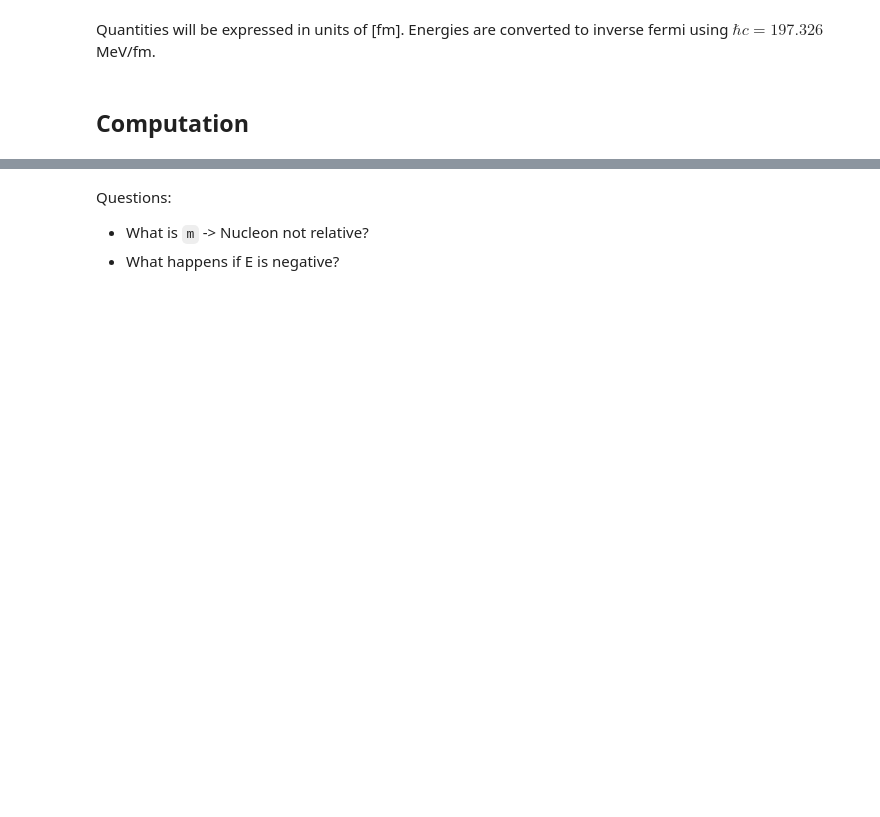
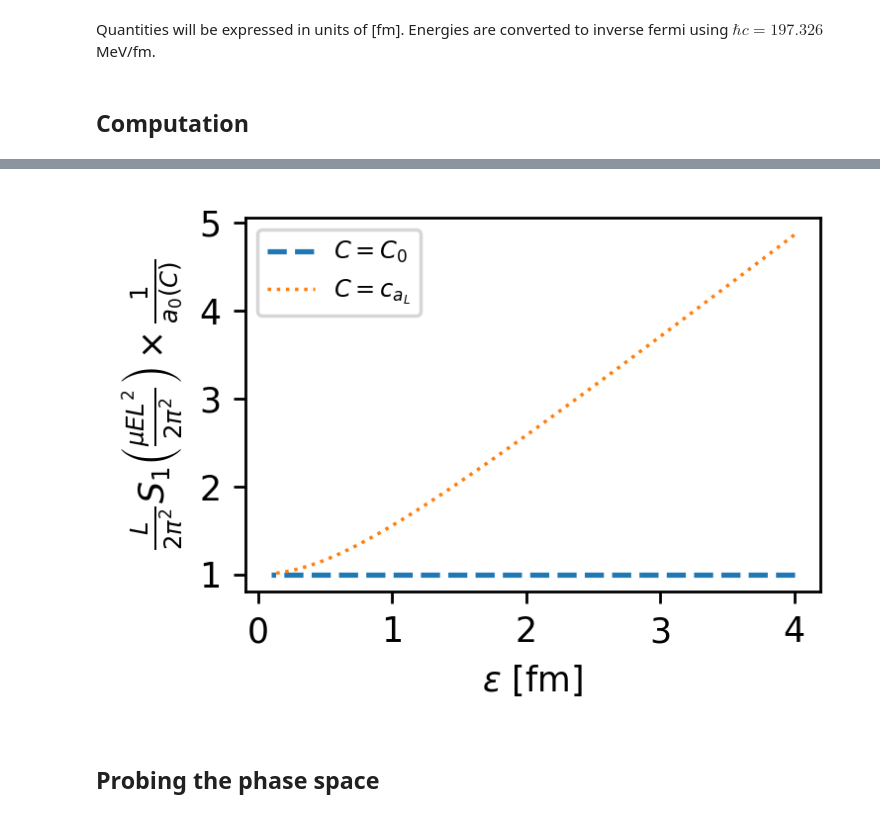
Before and after one commit to ckoerber/luescher-nd, a Jupyter notebook: notebooks/luescher-nd.ipynb, the cells around one changed output, grey strips where cells are left out. Drawn from its saved outputs; the diff is of its cells as text; code cells hidden in the pictures; blank space fills up the shorter version.

```diff
--- a/notebooks/luescher-nd.ipynb
+++ b/notebooks/luescher-nd.ipynb
@@ -119,5 +179,7 @@ plt.show(fig)
 # %%
 def s1(x):
+    """S1(x) as defined in equation (34) of your notes (for also negative x).
+    """
     if x > 0:
         return - np.pi / np.tan(np.pi * np.sqrt(x)) / np.sqrt(x)
     else:
@@ -165,19 +187,42 @@ for aL, ca in zip(lattice_spacings, cas):
+# %%
+p = np.sqrt(-E0 * mu * 2)
+
+a0_analytic = -2 / (mu * 2) / c0
+a0_lattice = []
+a0_analytic_not_adjusted = []
+
+for epsilon, c_lat in zip(lattice_spacings, c_epsilons):
+
+    L = n1d_max * epsilon
+    x = (p * L / 2 / np.pi) ** 2
+
+    a0_lattice.append(s1(-x) * L / 2 / np.pi ** 2)
+    a0_analytic_not_adjusted.append(-2 / (mu * 2) / c_lat)
+
+a0_lattice = np.array(a0_lattice)
+a0_analytic_not_adjusted = np.array(a0_analytic_not_adjusted)
 # %%
-fig, ax = plt.subplots(figsize=(3, 2), dpi=300)
+fig, ax = plt.subplots(figsize=(3, 2), dpi=250)
 
-ax.plot(lattice_spacings, np.array(a0_lattice)/np.array(a0), "--", ms=3, zorder=2, label="Zeta vs continuum")
-#ax.plot(lattice_spacings, a0, "--", lw=1, zorder=2, label="Continuum $a_0$")
-ax.plot(lattice_spacings, np.array(a0_lattice)/np.array(a0ca), ":", lw=1, zorder=2, label="Zeta vs non-continuum")
-#ax.axhline(c0, lw=1, ls="--", c="black")
+ax.plot(lattice_spacings, a0_lattice / a0_analytic, "--", ms=3, zorder=2, label="$C = C_0$")
+ax.plot(
+    lattice_spacings,
+    a0_lattice / a0_analytic_not_adjusted,
+    ":",
+    lw=1,
+    zorder=2,
+    label="$C = c_{a_L}$",
+)
 
-#ax.set_ylim(a0[0] * 0.8, a0[0] * 1.2)
-ax.set_ylabel(r"$\frac{\mathrm{eq.}(33)}{a_0}$")
-ax.set_xlabel("$a_L$")
+ax.set_ylabel(
+    r"$\frac{L}{2 \pi^2} S_1 \left( \frac{\mu E L^2}{2 \pi^2} \right) \times \frac{1}{a_0(C)}$"
+)
+ax.set_xlabel("$\epsilon$ [fm]")
 
 ax.legend(fontsize="x-small")
 
 plt.show(fig)
+# %% [output]
+[figure, added]
-# %% [markdown]
-Questions:
-* What is `m` -> Nucleon not relative?
-* What happens if E is negative?
+# %% [markdown]
+## Probing the phase space
```
Also changed, not shown: parts of 26 cells of this notebook.
